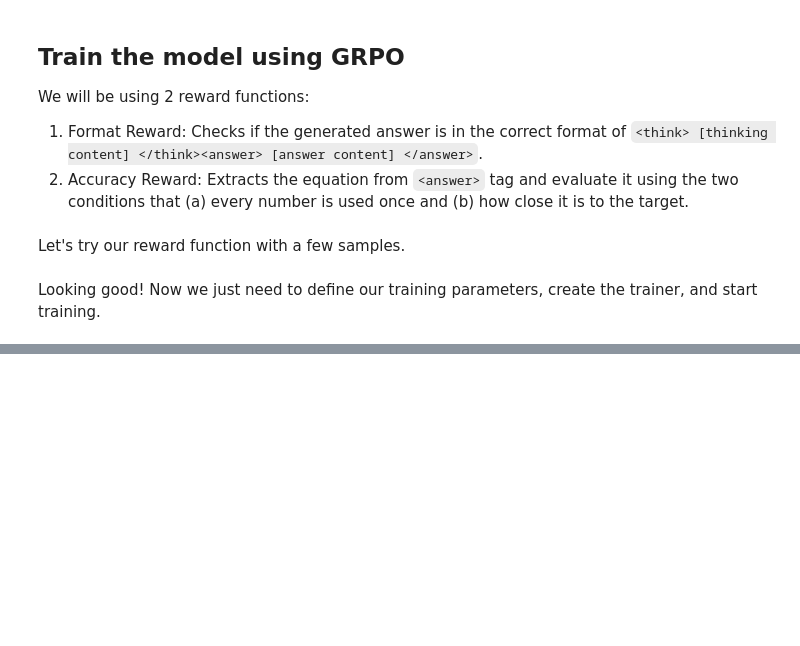
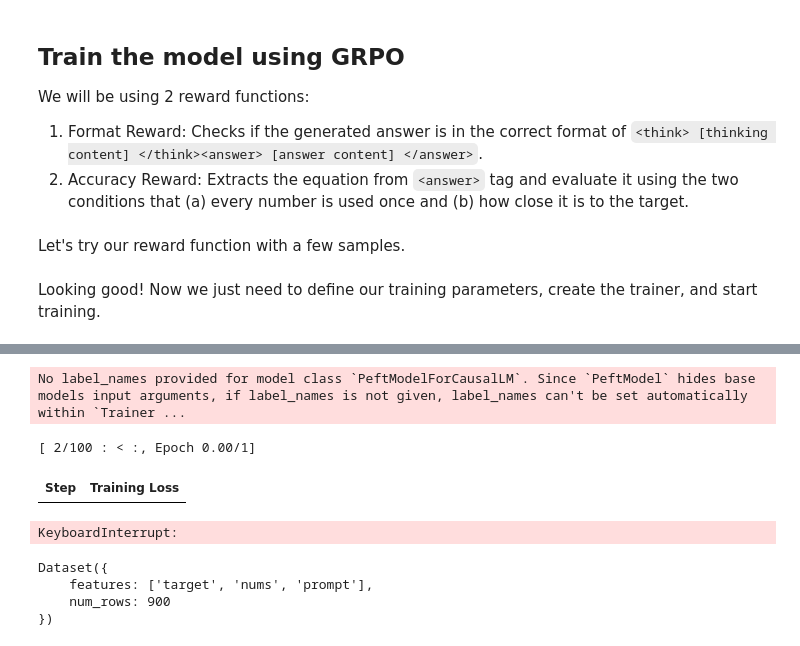
Before and after one commit to 0xSingletOnly/LiMing, a Jupyter notebook: grpo.ipynb, the cells around one changed output, grey strips where cells are left out. Cells and saved outputs as stored; diff of their text form; code cells hidden in the pictures; blank space fills up the shorter version.

Commit message:
grpo training

```diff
--- a/grpo.ipynb
+++ b/grpo.ipynb
@@ -37,7 +37,7 @@ from datasets import load_dataset
 # %%
 dataset_id = "Jiayi-Pan/Countdown-Tasks-3to4"
 dataset = load_dataset(dataset_id, split="train")
-dataset = dataset.shuffle().select(range(1000))
+dataset = dataset.shuffle().select(range(5))
 # %% [markdown]
 Next, we will be formatting each row of data to a suitable prompt for the language model.
 # %%
@@ -133,8 +133,8 @@ def format_reward_func(completions: list[str], **kwargs) -> list[float]:
 
 def equation_reward_func(
     completions: list[str],
-    targets: list[str],
-    nums_list: list[list[str]],
+    target: list[str],
+    nums: list[list[str]],
     **kwargs
 ) -> list[float]:
     """
@@ -159,7 +159,7 @@ def equation_reward_func(
         list[float]: Reward scores (1.0 for correct, 0.0 otherwise).
     """
     rewards = []
-    for completion_text, target_str, available_nums_str in zip(completions, targets, nums_list):
+    for completion_text, target_str, available_nums_str in zip(completions, target, nums):
         try:
             current_reward = 0.0 # Default to 0.0, set to 1.0 only on full success
 
@@ -263,0 +334,25 @@ Looking good! Now we just need to define our training parameters, create the tra
+# %%
+trainer = GRPOTrainer(
+    model=model_config.model_name_or_path,
+    reward_funcs=[format_reward_func, equation_reward_func],
+    args=training_args,
+    train_dataset=train_dataset,
+    eval_dataset=test_dataset,
+    peft_config=peft_config,
+)
+# %% [output]
+No label_names provided for model class `PeftModelForCausalLM`. Since `PeftModel` hides base models input arguments, if label_names is not given, label_names can't be set automatically within `Trainer ...
+# %%
+trainer.train()
+trainer.save_model(training_args.output_dir)
+# %% [output]
+[ 2/100 : < :, Epoch 0.00/1]
+| Step | Training Loss |
+KeyboardInterrupt:
+# %%
+train_dataset
+# %% [output]
+Dataset({
+    features: ['target', 'nums', 'prompt'],
+    num_rows: 900
+})
```
Also changed, not shown: parts of 2 cells of this notebook.
